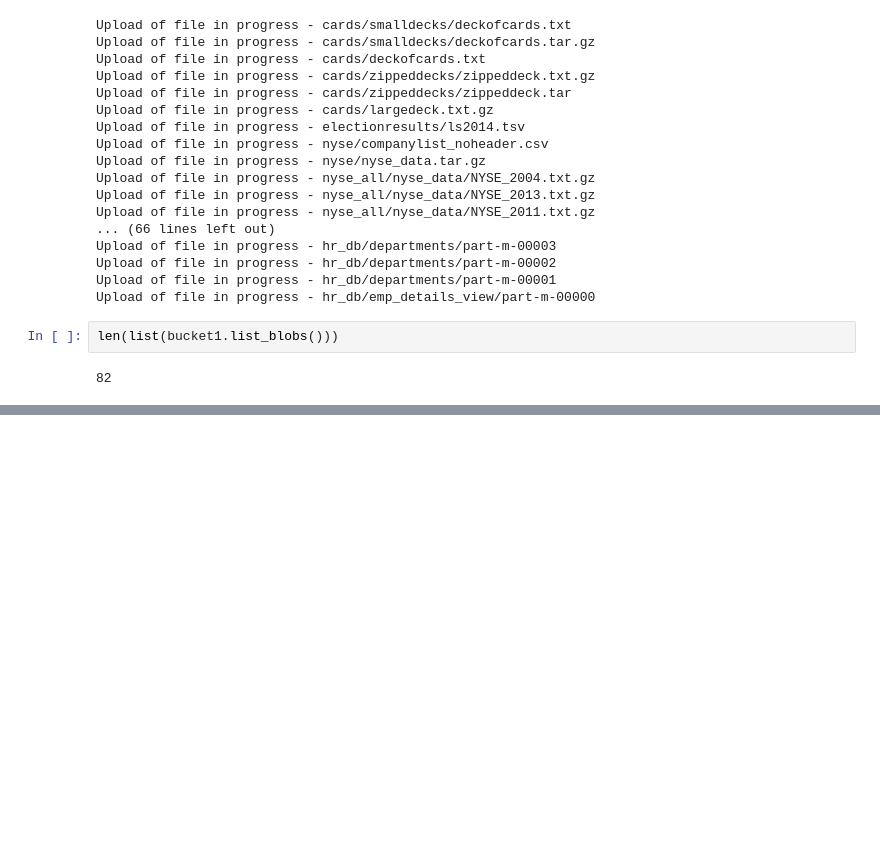
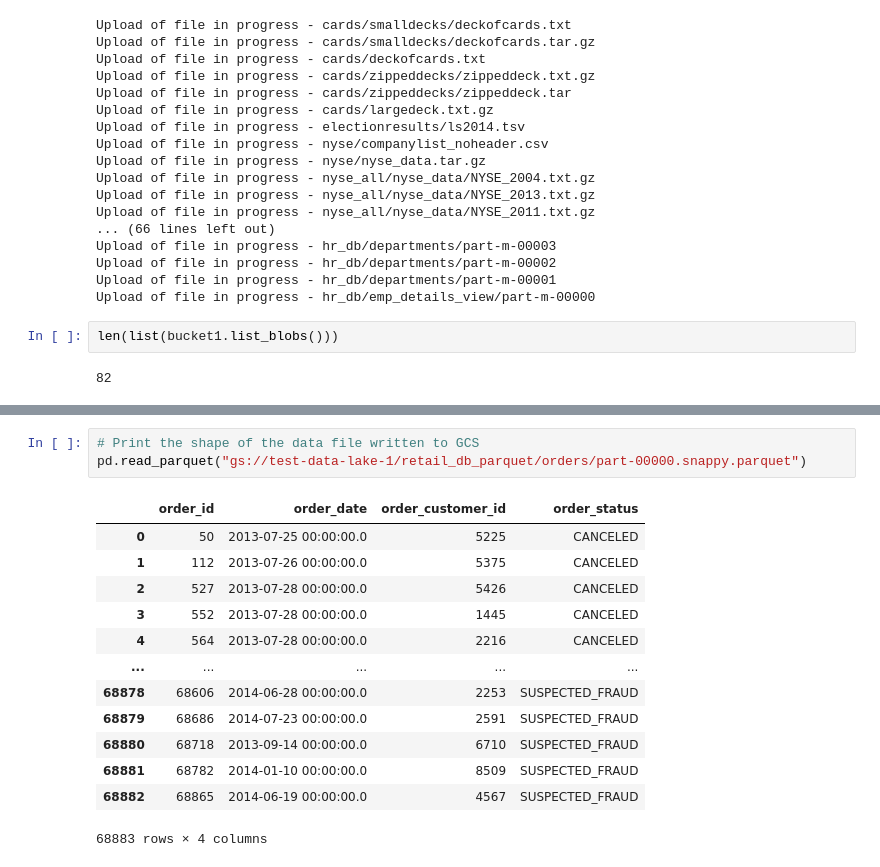
Before and after one commit to k-pulkit/MasteringGCP-DataEngineering, a Jupyter notebook: lesson-1-gcs/setting-up-data-lake-gcs-notebook.ipynb, the cells around one changed output, grey strips where cells are left out. Cells and saved outputs as stored; diff of their text form; blank space fills up the shorter version.

```diff
--- a/lesson-1-gcs/setting-up-data-lake-gcs-notebook.ipynb
+++ b/lesson-1-gcs/setting-up-data-lake-gcs-notebook.ipynb
@@ -224,0 +263,17 @@ list(gsclient.list_blobs(bucket_or_name="test-data-lake-1", prefix="retail_db/or
+# %%
+# Print the shape of the data file written to GCS
+pd.read_parquet("gs://test-data-lake-1/retail_db_parquet/orders/part-00000.snappy.parquet")
+# %% [output]
+|  | order_id | order_date | order_customer_id | order_status |
+| 0 | 50 | 2013-07-25 00:00:00.0 | 5225 | CANCELED |
+| 1 | 112 | 2013-07-26 00:00:00.0 | 5375 | CANCELED |
+| 2 | 527 | 2013-07-28 00:00:00.0 | 5426 | CANCELED |
+| 3 | 552 | 2013-07-28 00:00:00.0 | 1445 | CANCELED |
+| 4 | 564 | 2013-07-28 00:00:00.0 | 2216 | CANCELED |
+| ... | ... | ... | ... | ... |
+| 68878 | 68606 | 2014-06-28 00:00:00.0 | 2253 | SUSPECTED_FRAUD |
+| 68879 | 68686 | 2014-07-23 00:00:00.0 | 2591 | SUSPECTED_FRAUD |
+| 68880 | 68718 | 2013-09-14 00:00:00.0 | 6710 | SUSPECTED_FRAUD |
+| 68881 | 68782 | 2014-01-10 00:00:00.0 | 8509 | SUSPECTED_FRAUD |
+| 68882 | 68865 | 2014-06-19 00:00:00.0 | 4567 | SUSPECTED_FRAUD |
+68883 rows × 4 columns
```
Also changed, not shown: parts of 16 cells of this notebook, 1 other file.
